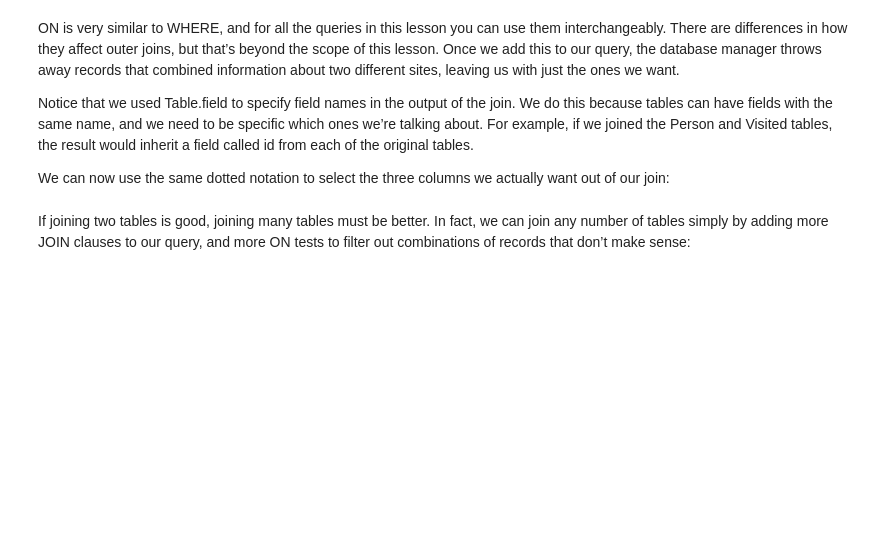
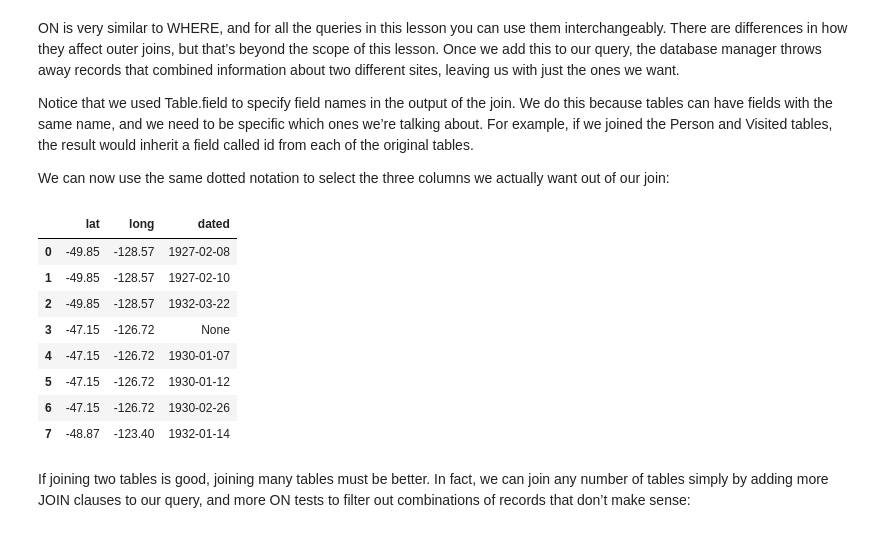
Before and after one commit to RCEatPitt/data-basics-fall-2018, a Jupyter notebook: 8 - databases two/2 - SQLite Embedded Examples.ipynb, the cells around one changed output. Saved outputs shown, nothing was run; the diff lists cells and outputs as text; code cells hidden in the pictures; blank space fills up the shorter version.

```diff
--- a/8 - databases two/2 - SQLite Embedded Examples.ipynb
+++ b/8 - databases two/2 - SQLite Embedded Examples.ipynb
@@ -803,12 +860,21 @@ We can now use the same dotted notation to select the three columns we actually
 # %%
 query = '''
 SELECT Site.lat, Site.long, Visited.dated
-FROM Site
-JOIN Visited ON Site.name = Visited.site;
+FROM Site JOIN Visited ON Site.name = Visited.site;
 '''
 
 df = pd.read_sql(query, conn)
 df
+# %% [output]
+|  | lat | long | dated |
+| 0 | -49.85 | -128.57 | 1927-02-08 |
+| 1 | -49.85 | -128.57 | 1927-02-10 |
+| 2 | -49.85 | -128.57 | 1932-03-22 |
+| 3 | -47.15 | -126.72 | None |
+| 4 | -47.15 | -126.72 | 1930-01-07 |
+| 5 | -47.15 | -126.72 | 1930-01-12 |
+| 6 | -47.15 | -126.72 | 1930-02-26 |
+| 7 | -48.87 | -123.40 | 1932-01-14 |
 # %% [markdown]
 If joining two tables is good, joining many tables must be better. In fact, we can join any number of tables simply by adding more JOIN clauses to our query, and more ON tests to filter out combinations of records that don’t make sense:
 # %%
```
Also changed, not shown: parts of 17 cells of this notebook.
